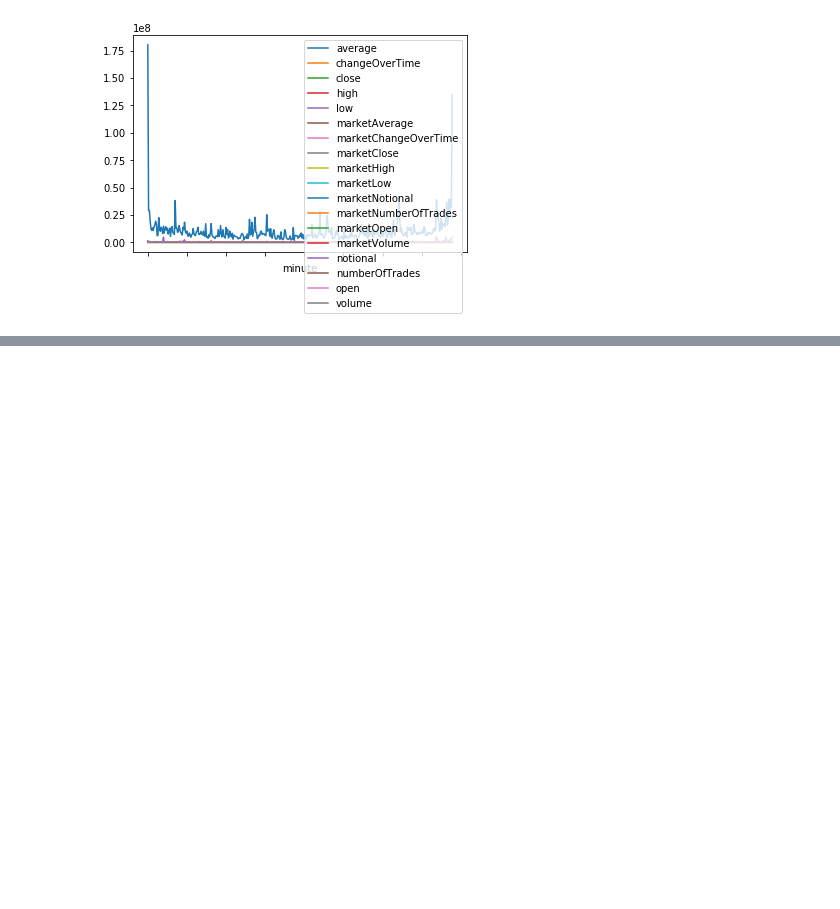
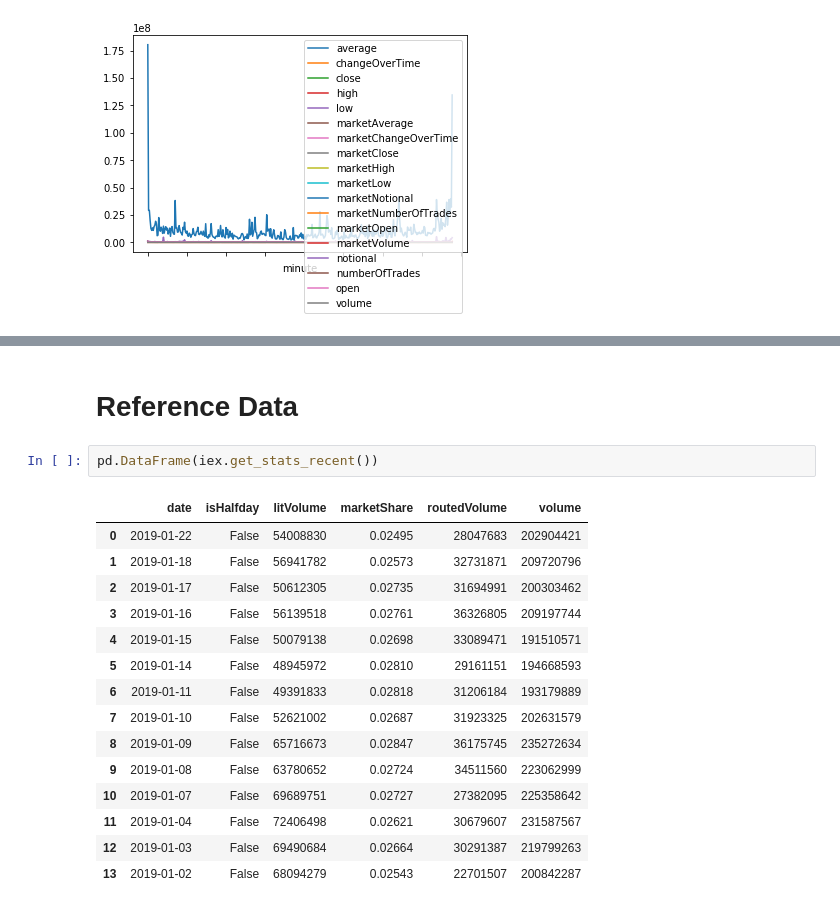
Before and after one commit to bormanjo/markets-monitor, a Jupyter notebook: iex-data-feed.ipynb, the cells around one changed output, grey strips where cells are left out. Cells and saved outputs as stored; diff of their text form; blank space fills up the shorter version.

```diff
--- a/iex-data-feed.ipynb
+++ b/iex-data-feed.ipynb
@@ -40,0 +157,20 @@ plt.show()
+# %% [markdown]
+# Reference Data
+# %%
+pd.DataFrame(iex.get_stats_recent())
+# %% [output]
+|  | date | isHalfday | litVolume | marketShare | routedVolume | volume |
+| 0 | 2019-01-22 | False | 54008830 | 0.02495 | 28047683 | 202904421 |
+| 1 | 2019-01-18 | False | 56941782 | 0.02573 | 32731871 | 209720796 |
+| 2 | 2019-01-17 | False | 50612305 | 0.02735 | 31694991 | 200303462 |
+| 3 | 2019-01-16 | False | 56139518 | 0.02761 | 36326805 | 209197744 |
+| 4 | 2019-01-15 | False | 50079138 | 0.02698 | 33089471 | 191510571 |
+| 5 | 2019-01-14 | False | 48945972 | 0.02810 | 29161151 | 194668593 |
+| 6 | 2019-01-11 | False | 49391833 | 0.02818 | 31206184 | 193179889 |
+| 7 | 2019-01-10 | False | 52621002 | 0.02687 | 31923325 | 202631579 |
+| 8 | 2019-01-09 | False | 65716673 | 0.02847 | 36175745 | 235272634 |
+| 9 | 2019-01-08 | False | 63780652 | 0.02724 | 34511560 | 223062999 |
+| 10 | 2019-01-07 | False | 69689751 | 0.02727 | 27382095 | 225358642 |
+| 11 | 2019-01-04 | False | 72406498 | 0.02621 | 30679607 | 231587567 |
+| 12 | 2019-01-03 | False | 69490684 | 0.02664 | 30291387 | 219799263 |
+| 13 | 2019-01-02 | False | 68094279 | 0.02543 | 22701507 | 200842287 |
```
Also changed, not shown: parts of 19 cells of this notebook, 15 other files.
